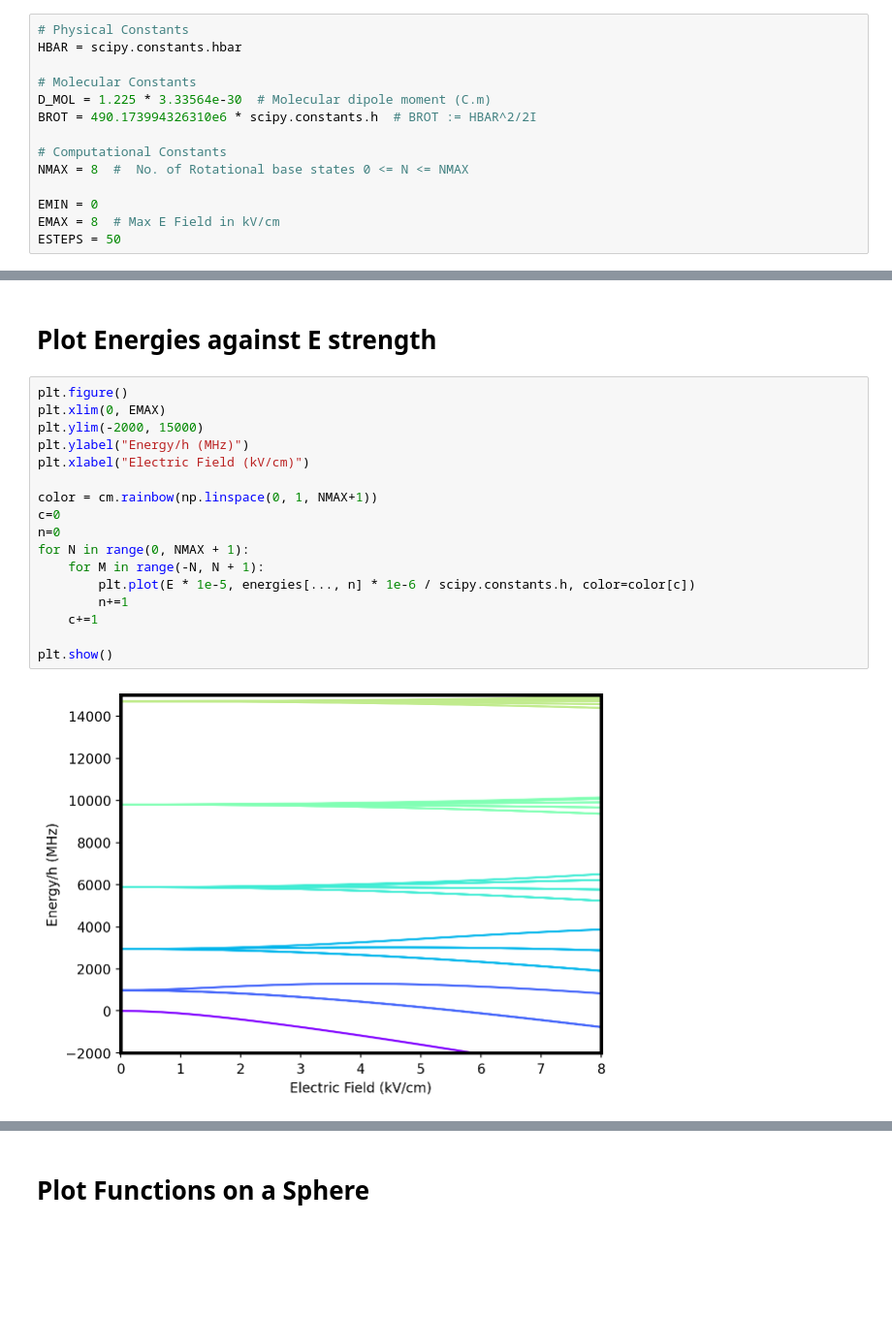
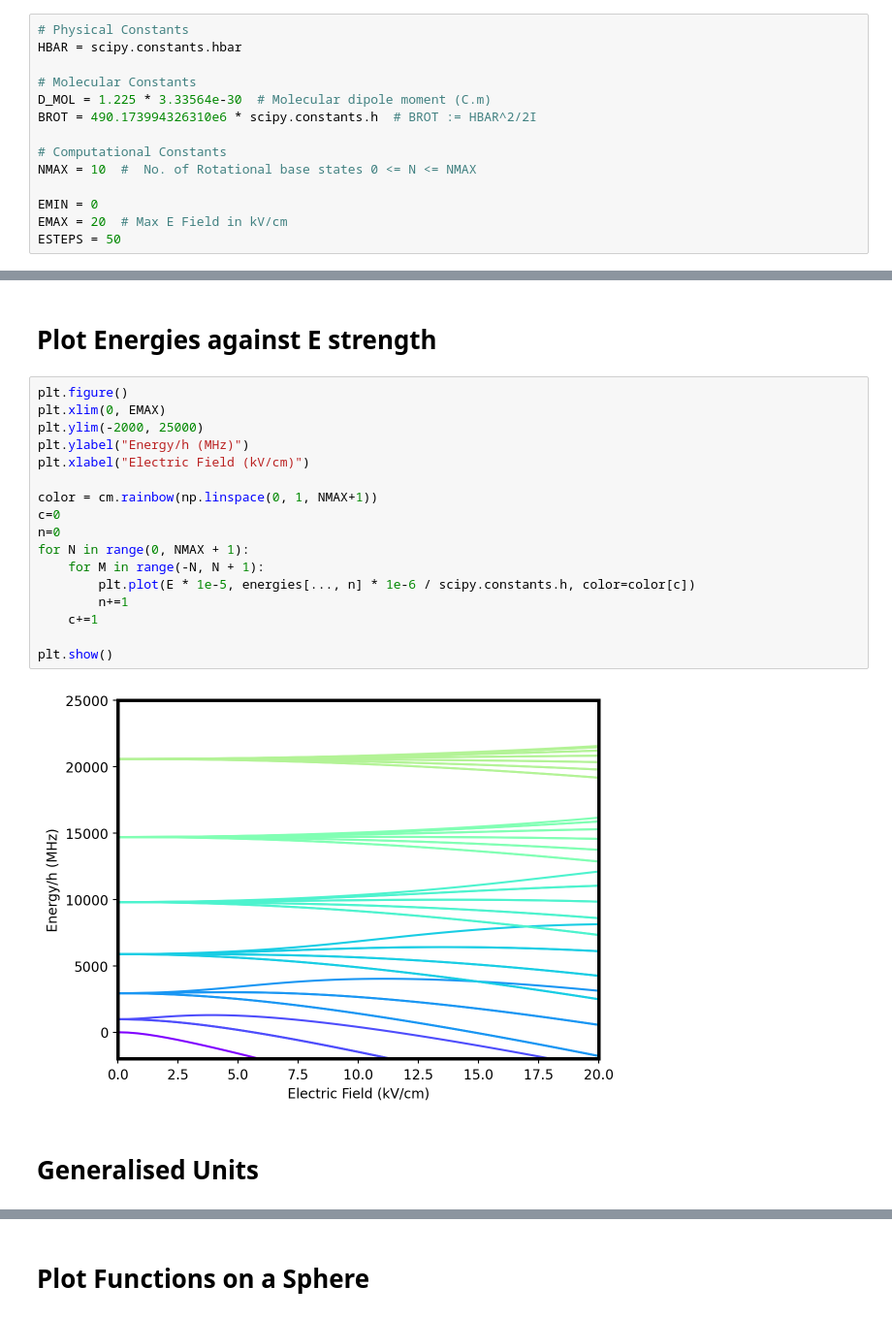
Before and after one commit to tomhepz/MolecularEnergyLevels, a Jupyter notebook: learning.ipynb, the cells around one changed output, grey strips where cells are left out. Shown at 97% size. Saved outputs shown, nothing was run; the diff lists cells and outputs as text; blank space fills up the shorter version.

```diff
--- a/learning.ipynb
+++ b/learning.ipynb
@@ -28,10 +28,10 @@ D_MOL = 1.225 * 3.33564e-30  # Molecular dipole moment (C.m)
 BROT = 490.173994326310e6 * scipy.constants.h  # BROT := HBAR^2/2I
 
 # Computational Constants
-NMAX = 8  #  No. of Rotational base states 0 <= N <= NMAX
+NMAX = 10  #  No. of Rotational base states 0 <= N <= NMAX
 
 EMIN = 0
-EMAX = 8  # Max E Field in kV/cm
+EMAX = 20  # Max E Field in kV/cm
 ESTEPS = 50
 # %% [markdown]
 # Create empty Hamiltonians
@@ -139,19 +139,21 @@ energies, states = sort_smooth(energies, states)
 # %%
 plt.figure()
 plt.xlim(0, EMAX)
-plt.ylim(-2000, 15000)
+plt.ylim(-2000, 25000)
 plt.ylabel("Energy/h (MHz)")
 plt.xlabel("Electric Field (kV/cm)")
 
 color = cm.rainbow(np.linspace(0, 1, NMAX+1))
 c=0
 n=0
 for N in range(0, NMAX + 1):
     for M in range(-N, N + 1):
         plt.plot(E * 1e-5, energies[..., n] * 1e-6 / scipy.constants.h, color=color[c])
         n+=1
     c+=1
 
 plt.show()
 # %% [output]
-[figure, old version]
+[figure, new version]
+# %% [markdown]
+# Generalised Units
```
Also changed, not shown: parts of 7 cells of this notebook.
